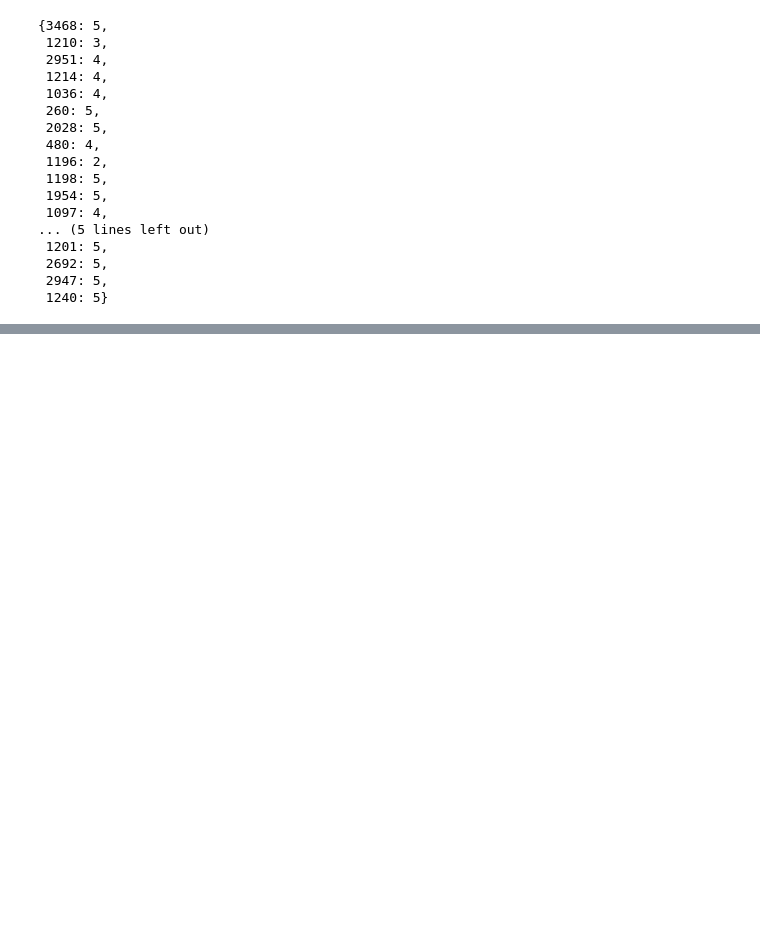
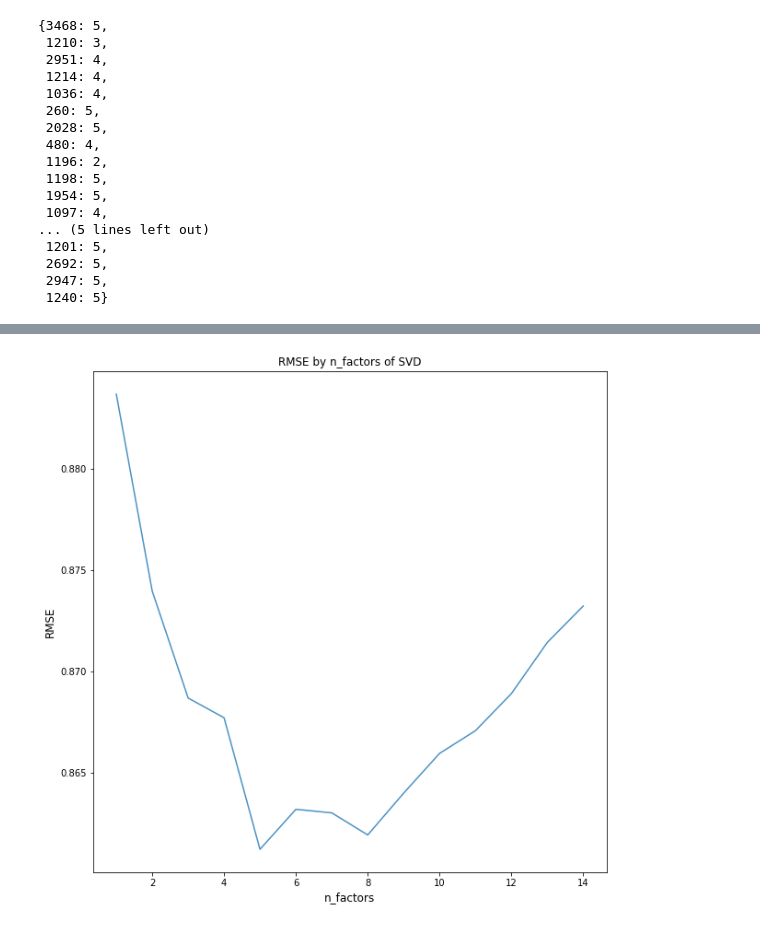
Before and after one commit to sohyeondian/python3, a Jupyter notebook: source/14. 영화 평점 예측.ipynb, the cells around one changed output, grey strips where cells are left out. Cells and saved outputs as stored; diff of their text form; code cells hidden in the pictures; blank space fills up the shorter version.

```diff
--- a/source/14. 영화 평점 예측.ipynb
+++ b/source/14. 영화 평점 예측.ipynb
@@ -485,0 +609,20 @@ target_user_movie_rating_dict
+# %%
+reader = Reader(rating_scale=(1, 5))
+data = Dataset.load_from_df(rating_data[['user_id', 'movie_id', 'rating']], reader)
+
+train_data, test_data = train_test_split(data, test_size=.2)
+
+# SVD 모델 학습
+train_start = time.time()
+model = SVD(n_factors=8, lr_all=0.005, reg_all=0.02, n_epochs=100)
+
+model.fit(train_data)
+train_end = time.time()
+print(f'training time of model : {train_end - train_start:.2f} second')
+
+# 예측
+predictions = model.test(test_data)
+
+# 테스트 데이터의 RMSE 출력
+print('- RMSE of test dataset using SVD model -')
+accuracy.rmse(predictions)
@@ -485,0 +638,18 @@ target_user_movie_rating_dict
+# %%
+rmse_list_by_factors = []
+ttime_list_by_factors = []
+
+for n in range(1, 15):
+    train_start = time.time()
+    model = SVD(n_factors=n, lr_all=0.005, reg_all=0.02, n_epochs=100)
+    model.fit(train_data)
+    train_end = time.time()
+    print(f'training time of model : {train_end - train_start:.2f} second')
+    print('RMSE of test dataset in SVD model.n_factors =', n)
+    predictions = model.test(test_data)
+    rmse_result = accuracy.rmse(predictions)
+    rmse_list_by_factors.append(rmse_result)
+    ttime_list_by_factors.append(train_end - train_start)
+    print('-------------------------------------')
+
+print('searching n_factors is finised')
@@ -485,0 +674,8 @@ target_user_movie_rating_dict
+# %%
+plt.plot(range(1, 15), rmse_list_by_factors, alpha=0.8)
+plt.title('RMSE by n_factors of SVD')
+plt.ylabel('RMSE', fontsize=12)
+plt.xlabel('n_factors', fontsize=12)
+plt.show()
+# %% [output]
+[figure, added]
```
Also changed, not shown: parts of 31 cells of this notebook, 3 other files.
